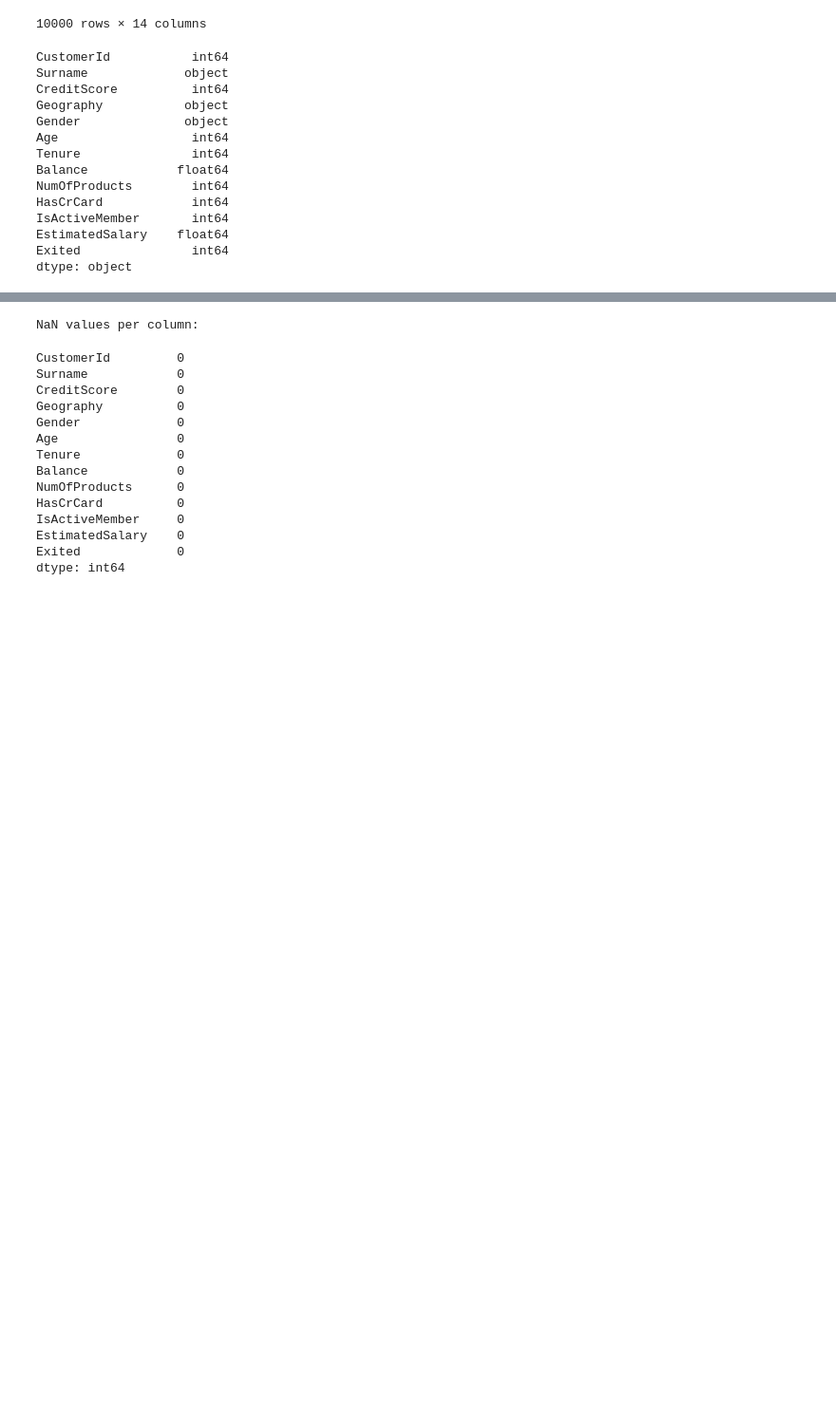
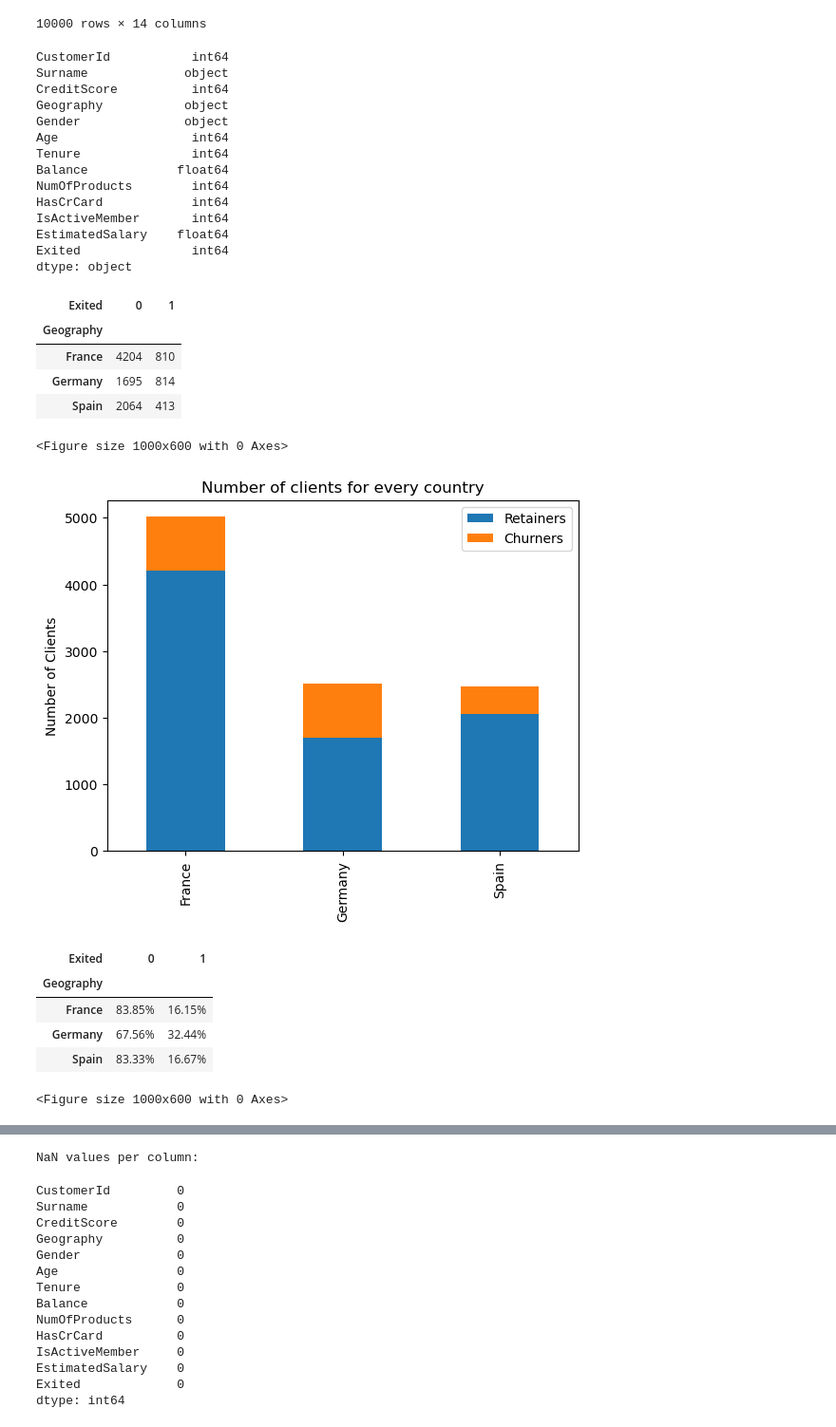
Before and after one commit to M-Grzymowicz/Banking-Customer-Churn---Analysis-and-Prediction, a Jupyter notebook: banking.ipynb, the cells around one changed output, grey strips where cells are left out. Shown at 95% size. Drawn from its saved outputs; the diff is of its cells as text; code cells hidden in the pictures; blank space fills up the shorter version.

```diff
--- a/banking.ipynb
+++ b/banking.ipynb
@@ -51,0 +64,51 @@ dtype: object
+# %%
+# analizing Geography
+from matplotlib.ticker import PercentFormatter
+
+# creating crosstab
+Geography_crosstab = pd.crosstab(df['Geography'], df['Exited'])
+display(Geography_crosstab)
+# moves the index (Geography) to a column and resets the index to default integers
+Geography_crosstab = Geography_crosstab.reset_index()
+
+# bar plot
+plt.figure(figsize=(10, 6))
+Geography_crosstab.plot(kind='bar', x='Geography', stacked=True, ) #
+plt.title('Number of clients for every country')
+plt.xlabel('')
+plt.ylabel('Number of Clients')
+plt.legend(labels=['Retainers', 'Churners'])  #  0=Retainers, 1=Churners
+plt.show()
+
+#####################################################
+
+# creating crosstab with normalization
+Geography_crosstab = pd.crosstab(df['Geography'], df['Exited'], normalize='index') * 100
+display(Geography_crosstab.round(2).astype(str) + '%')
+# moves the index (Geography) to a column and resets the index to default integers
+Geography_crosstab = pd.crosstab(df['Geography'], df['Exited'], normalize='index')
+Geography_crosstab = Geography_crosstab.reset_index()
+
+# bar plot of normalized values
+plt.figure(figsize=(10, 6))
+ax = Geography_crosstab.plot(kind='bar', x='Geography', stacked=True)
+plt.title('Share of retainers/churners in every country')
+plt.xlabel('')
+plt.ylabel('Share of clients')
+ax.yaxis.set_major_formatter(PercentFormatter(1))
+plt.legend(labels=['Retainers', 'Churners'])  #  0=Retainers, 1=Churners
+plt.show()
+# %% [output]
+| Exited | 0 | 1 |
+| Geography |  |  |
+| France | 4204 | 810 |
+| Germany | 1695 | 814 |
+| Spain | 2064 | 413 |
+<Figure size 1000x600 with 0 Axes>
+[figure, added]
+| Exited | 0 | 1 |
+| Geography |  |  |
+| France | 83.85% | 16.15% |
+| Germany | 67.56% | 32.44% |
+| Spain | 83.33% | 16.67% |
+<Figure size 1000x600 with 0 Axes>
```
Also changed, not shown: parts of 21 cells of this notebook.
